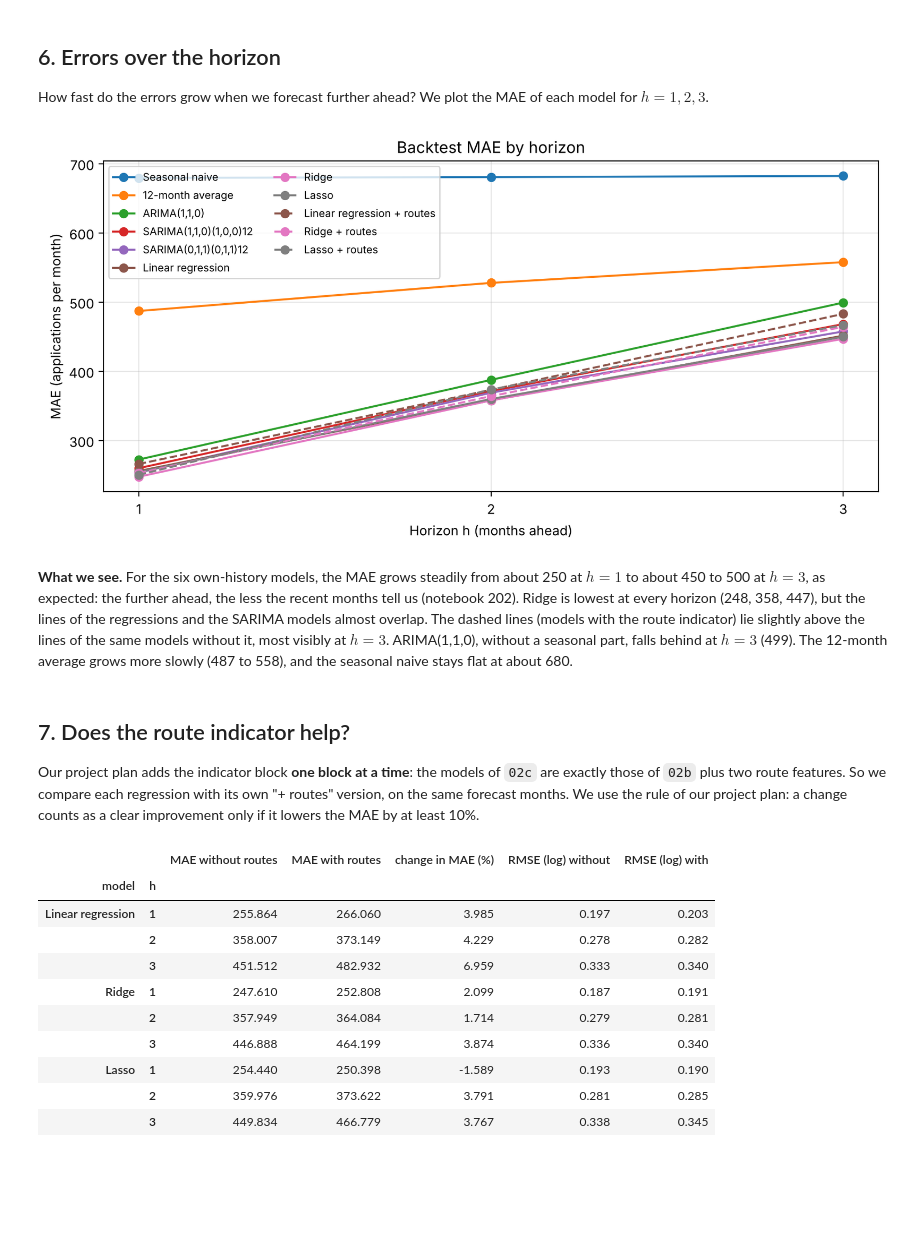
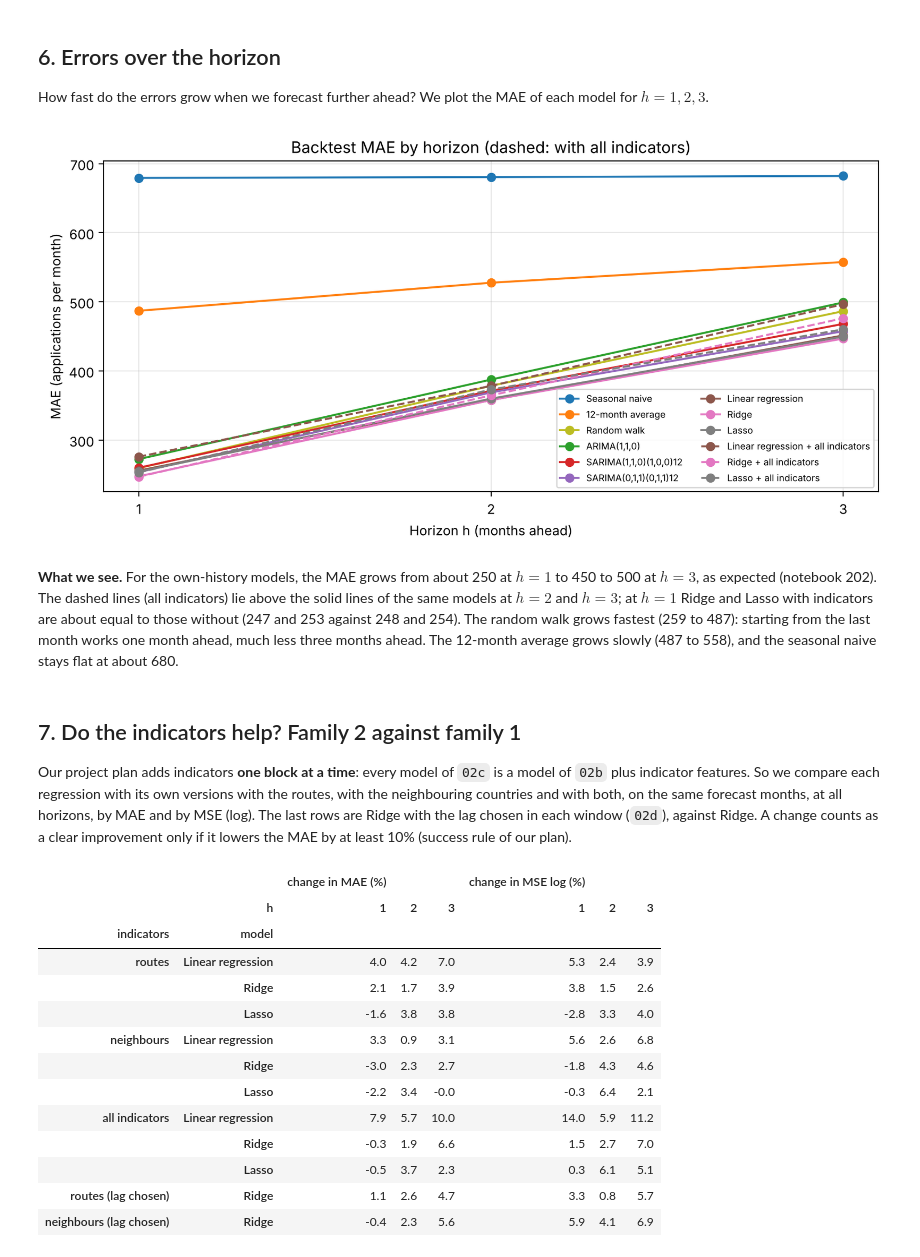
Before and after one commit to axe3010/dsf-asylum-forecast-II, a Jupyter notebook: code/03_evaluate.ipynb, the cells around one changed output. Cells and saved outputs as stored; diff of their text form; code cells hidden in the pictures; blank space fills up the shorter version.

```diff
--- a/code/03_evaluate.ipynb
+++ b/code/03_evaluate.ipynb
@@ -240,7 +260,7 @@ Ridge has a lower MAE than SARIMA(0,1,1)(0,1,1)12 in 9 of 12 years.
 # %% [markdown]
 The picture follows notebook 209 (Step 5): each dot is one year, the black bar is the average over the years.
 # %%
-fig, ax = plt.subplots(figsize=(10, 6.5))
+fig, ax = plt.subplots(figsize=(10, 9))
 for i, name in enumerate(model_order):
     errors_by_year = by_year[name]
     ax.scatter(errors_by_year, [i] * len(errors_by_year), alpha=0.6, color=colors[name])
@@ -269,56 +289,64 @@ plt.show()
 
 How fast do the errors grow when we forecast further ahead? We plot the MAE of each model for $h = 1, 2, 3$.
 # %%
+show = simple_rules + sarima_models + regression_models + [f"{m} + all indicators" for m in regression_models]
 fig, ax = plt.subplots(figsize=(9, 4.5))
-for i, name in enumerate(model_order):
+for name in show:
     one = errors[errors["model"] == name]
     style = "--" if name in indicator_models else "-"
     ax.plot(one["h"], one["MAE (persons)"], marker="o", linestyle=style, color=colors[name], label=name)
 ax.set_xticks([1, 2, 3])
 ax.set_xlabel("Horizon h (months ahead)")
 ax.set_ylabel("MAE (applications per month)")
-ax.set_title("Backtest MAE by horizon")
-ax.legend(fontsize=8, ncol=2)
+ax.set_title("Backtest MAE by horizon (dashed: with all indicators)")
+ax.legend(fontsize=7, ncol=2)
 ax.grid(alpha=0.3)
 plt.tight_layout()
 plt.savefig("../output/figures/03_mae_by_horizon.png")
 plt.show()
 # %% [output]
-[figure, old version]
+[figure, new version]
 # %% [markdown]
-**What we see.** For the six own-history models, the MAE grows steadily from about 250 at $h = 1$ to about 450 to 500 at $h = 3$, as expected: the further ahead, the less the recent months tell us (notebook 202). Ridge is lowest at every horizon (248, 358, 447), but the lines of the regressions and the SARIMA models almost overlap. The dashed lines (models with the route indicator) lie slightly above the lines of the same models without it, most visibly at $h = 3$. ARIMA(1,1,0), without a seasonal part, falls behind at $h = 3$ (499). The 12-month average grows more slowly (487 to 558), and the seasonal naive stays flat at about 680.
+**What we see.** For the own-history models, the MAE grows from about 250 at $h = 1$ to 450 to 500 at $h = 3$, as expected (notebook 202). The dashed lines (all indicators) lie above the solid lines of the same models at $h = 2$ and $h = 3$; at $h = 1$ Ridge and Lasso with indicators are about equal to those without (247 and 253 against 248 and 254). The random walk grows fastest (259 to 487): starting from the last month works one month ahead, much less three months ahead. The 12-month average grows slowly (487 to 558), and the seasonal naive stays flat at about 680.
 # %% [markdown]
-## 7. Does the route indicator help?
+## 7. Do the indicators help? Family 2 against family 1
 
-Our project plan adds the indicator block **one block at a time**: the models of `02c` are exactly those of `02b` plus two route features. So we compare each regression with its own "+ routes" version, on the same forecast months. We use the rule of our project plan: a change counts as a clear improvement only if it lowers the MAE by at least 10%.
+Our project plan adds indicators **one block at a time**: every model of `02c` is a model of `02b` plus indicator features. So we compare each regression with its own versions with the routes, with the neighbouring countries and with both, on the same forecast months, at all horizons, by MAE and by MSE (log). The last rows are Ridge with the lag chosen in each window (`02d`), against Ridge. A change counts as a clear improvement only if it lowers the MAE by at least 10% (success rule of our plan).
 # %%
+def effect_row(a, b, h, **info):
+    # model a (with indicators) against model b (without), at horizon h
+    e_a = errors[(errors["model"] == a) & (errors["h"] == h)].iloc[0]
+    e_b = errors[(errors["model"] == b) & (errors["h"] == h)].iloc[0]
+    return {**info, "h": h, "MAE without": e_b["MAE (persons)"], "MAE with": e_a["MAE (persons)"],
+            "change in MAE (%)": 100 * (e_a["MAE (persons)"] / e_b["MAE (persons)"] - 1),
+            "change in MSE log (%)": 100 * (e_a["MSE (log)"] / e_b["MSE (log)"] - 1)}
+
 rows = []
-for name in regression_models:
+for c in combos:
+    for name in regression_models:
+        for h in [1, 2, 3]:
+            rows.append(effect_row(f"{name} + {c}", name, h, indicators=c, model=name))
+for name in lag_models:
     for h in [1, 2, 3]:
-        without = errors[(errors["model"] == name) & (errors["h"] == h)].iloc[0]
-        with_routes = errors[(errors["model"] == name + " + routes") & (errors["h"] == h)].iloc[0]
-        rows.append({
-            "model": name, "h": h,
-            "MAE without routes": without["MAE (persons)"],
-            "MAE with routes": with_routes["MAE (persons)"],
-            "change in MAE (%)": 100 * (with_routes["MAE (persons)"] / without["MAE (persons)"] - 1),
-            "RMSE (log) without": without["RMSE (log)"],
-            "RMSE (log) with": with_routes["RMSE (log)"],
-        })
-indicator_effect = pd.DataFrame(rows).set_index(["model", "h"])
-indicator_effect.to_csv("../output/tables/03_indicator_effect.csv")
-indicator_effect.round(3)
+        rows.append(effect_row(name, "Ridge", h, indicators=name.replace("Ridge + ", ""), model="Ridge"))
+indicator_effect = pd.DataFrame(rows)
+indicator_effect.to_csv("../output/tables/03_indicator_effect.csv", index=False)
+indicator_effect.pivot_table(index=["indicators", "model"], columns="h",
+                             values=["change in MAE (%)", "change in MSE log (%)"], sort=False).round(1)
 # %% [output]
-|  |  | MAE without routes | MAE with routes | change in MAE (%) | RMSE (log) without | RMSE (log) with |
-| model | h |  |  |  |  |  |
-| Linear regression | 1 | 255.864 | 266.060 | 3.985 | 0.197 | 0.203 |
-|  | 2 | 358.007 | 373.149 | 4.229 | 0.278 | 0.282 |
-|  | 3 | 451.512 | 482.932 | 6.959 | 0.333 | 0.340 |
-| Ridge | 1 | 247.610 | 252.808 | 2.099 | 0.187 | 0.191 |
-|  | 2 | 357.949 | 364.084 | 1.714 | 0.279 | 0.281 |
-|  | 3 | 446.888 | 464.199 | 3.874 | 0.336 | 0.340 |
-| Lasso | 1 | 254.440 | 250.398 | -1.589 | 0.193 | 0.190 |
-|  | 2 | 359.976 | 373.622 | 3.791 | 0.281 | 0.285 |
-|  | 3 | 449.834 | 466.779 | 3.767 | 0.338 | 0.345 |
+|  |  | change in MAE (%) |  |  | change in MSE log (%) |  |  |
+|  | h | 1 | 2 | 3 | 1 | 2 | 3 |
+| indicators | model |  |  |  |  |  |  |
+| routes | Linear regression | 4.0 | 4.2 | 7.0 | 5.3 | 2.4 | 3.9 |
+|  | Ridge | 2.1 | 1.7 | 3.9 | 3.8 | 1.5 | 2.6 |
+|  | Lasso | -1.6 | 3.8 | 3.8 | -2.8 | 3.3 | 4.0 |
+| neighbours | Linear regression | 3.3 | 0.9 | 3.1 | 5.6 | 2.6 | 6.8 |
+|  | Ridge | -3.0 | 2.3 | 2.7 | -1.8 | 4.3 | 4.6 |
+|  | Lasso | -2.2 | 3.4 | -0.0 | -0.3 | 6.4 | 2.1 |
+| all indicators | Linear regression | 7.9 | 5.7 | 10.0 | 14.0 | 5.9 | 11.2 |
+|  | Ridge | -0.3 | 1.9 | 6.6 | 1.5 | 2.7 | 7.0 |
+|  | Lasso | -0.5 | 3.7 | 2.3 | 0.3 | 6.1 | 5.1 |
+| routes (lag chosen) | Ridge | 1.1 | 2.6 | 4.7 | 3.3 | 0.8 | 5.7 |
+| neighbours (lag chosen) | Ridge | -0.4 | 2.3 | 5.6 | 5.9 | 4.1 | 6.9 |
 # %% [markdown]
 **What we see.**
```
Also changed, not shown: parts of 65 cells of this notebook, 40 other files.
